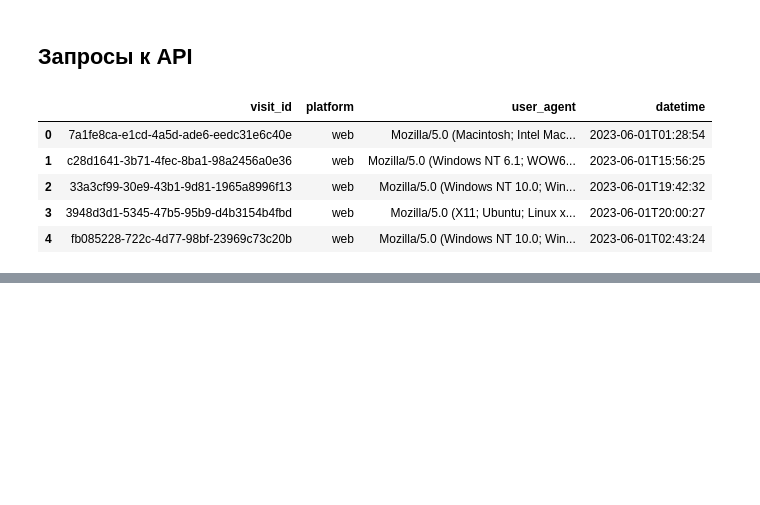
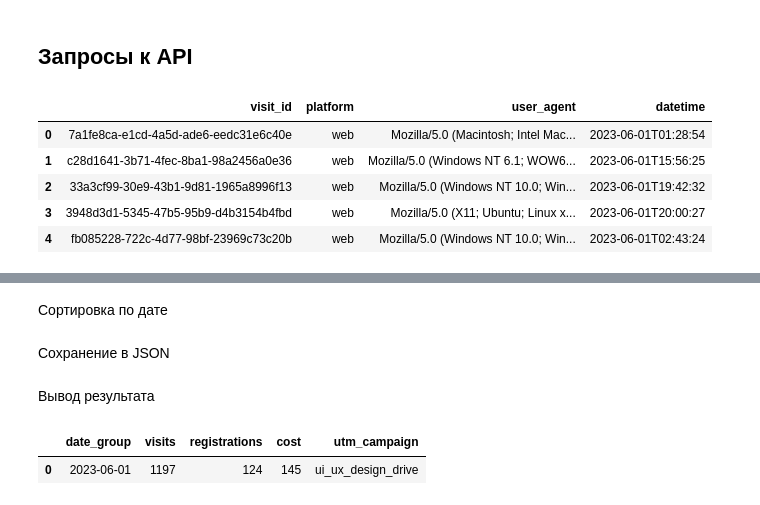
Before and after one commit to violetta-rybakova/data-analytics-project-100, a Jupyter notebook: data_analysis.ipynb, the cells around one changed output, grey strips where cells are left out. Saved outputs shown, nothing was run; the diff lists cells and outputs as text; code cells hidden in the pictures; blank space fills up the shorter version.

```diff
--- a/data_analysis.ipynb
+++ b/data_analysis.ipynb
@@ -137,0 +217,5 @@ df_registrations.head()
+# %%
+conversion_by_date = conversion_df.groupby('date_group').agg({
+    'visits': 'sum',
+    'registrations': 'sum'
+}).reset_index()
@@ -137,0 +224,2 @@ df_registrations.head()
+# %%
+ads_conversion_df = pd.merge(conversion_by_date, ads_aggregated, on='date_group', how='left')
@@ -137,0 +228,9 @@ df_registrations.head()
+# %%
+ads_conversion_df['cost'] = ads_conversion_df['cost'].fillna(0).astype(int)
+ads_conversion_df['utm_campaign'] = ads_conversion_df['utm_campaign'].fillna('none')
+# %% [markdown]
+Сортировка по дате
+# %%
+ads_conversion_df = ads_conversion_df.sort_values('date_group')
+# %% [markdown]
+Сохранение в JSON
@@ -137,0 +239,7 @@ df_registrations.head()
+# %% [markdown]
+Вывод результата
+# %%
+ads_conversion_df.head()
+# %% [output]
+|  | date_group | visits | registrations | cost | utm_campaign |
+| 0 | 2023-06-01 | 1197 | 124 | 145 | ui_ux_design_drive |
```
Also changed, not shown: parts of 26 cells of this notebook, 2 other files.
